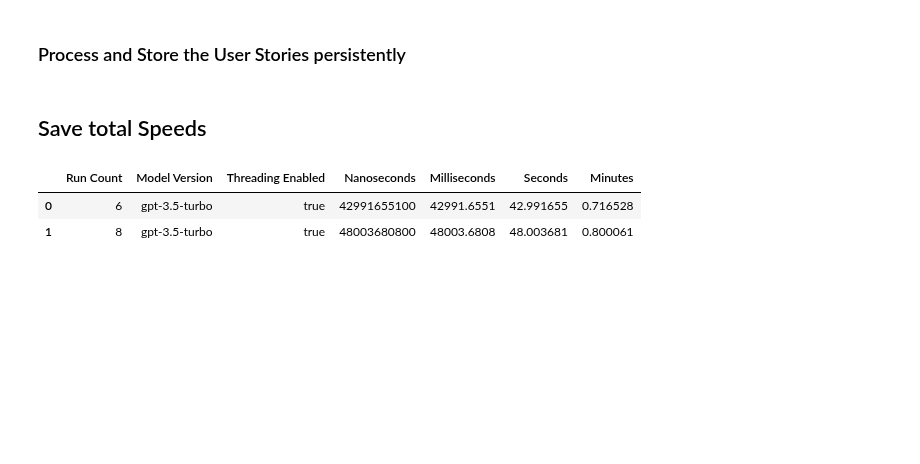
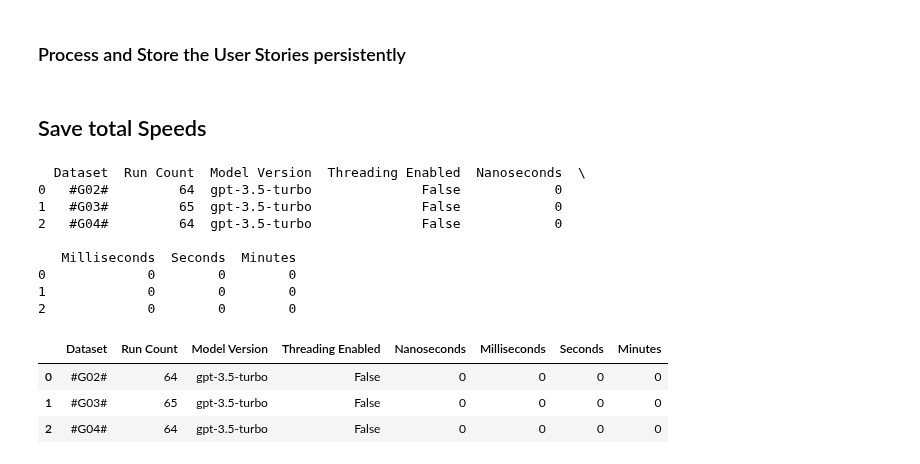
Before and after one commit to SoftwareStackLukas/LLMbasedRedundancyAnalysis, a Jupyter notebook: src/redundant_main_part_benefit_analyse.ipynb, the cells around one changed output. Saved outputs shown, nothing was run; the diff lists cells and outputs as text; code cells hidden in the pictures; blank space fills up the shorter version.

Commit message:
Zwischen Commit für Speicherung in Excel mit altem Code

```diff
--- a/src/redundant_main_part_benefit_analyse.ipynb
+++ b/src/redundant_main_part_benefit_analyse.ipynb
@@ -19,6 +19,7 @@ from support_functions.time_recorder import TimeRecorder
 # %%
 locale.setlocale(locale.LC_ALL, 'de_DE')
 MODEL_VERSION_NAME = os.getenv('MODEL_VERSION')
-THREADING = bool(os.getenv('THREADING'))
+THREADING = bool(int(os.getenv('THREADING')))
+print(f"Threading is used: {THREADING}")
 print(MODEL_VERSION_NAME)
 # %% [output]
@@ -328,7 +328,7 @@ display(df_g04_pairs)
 ### Process and Store the User Stories persistently
 # %%
 time_recorder = TimeRecorder()
-time_recorders[ID_G03] = time_recorder
+time_recorders[ID_G04] = time_recorder
 if THREADING:
     process_user_stories_parallel(message, df_g04_pairs, ID_G04, MODEL_VERSION_NAME, time_recorder=time_recorder)
 else:
@@ -340,40 +340,65 @@ SHEET_NAME = 'Time Consup. Anlys.S.'
 # %%
 base_path: str = os.getcwd()
 path_to_file = os.path.join(base_path, "results")
 path_to_file = os.path.join(path_to_file, "redundancy-model-" + MODEL_VERSION_NAME)
 
 count_runs_per_data_set: dict[str, int] = {}
 for key in time_recorders.keys():
         idx = 0
         _ =  f"{idx:02d}_{key}.json"
         while os.path.exists(os.path.join(path_to_file, f"{idx:02d}_{key}.json")):
                 idx += 1
         count_runs_per_data_set[key] = idx
 
 entries: list[tuple[int,str,str, int, float, float, float]] = []
 
 entry: tuple[int,str,str, int, float, float, float] = None
 for key, value in time_recorders.items():
-        entry = (count_runs_per_data_set[key], MODEL_VERSION_NAME, str(THREADING).lower(),
+        entry = (key, count_runs_per_data_set[key], MODEL_VERSION_NAME, str(THREADING).lower(),
                  value.nanoseconds, value.milliseconds, value.seconds, value.minutes)
         entries.append(entry)
 
-columns = ['Run Count', 'Model Version', 'Threading Enabled',
+columns = ['Dataset', 'Run Count', 'Model Version', 'Threading Enabled',
            'Nanoseconds', 'Milliseconds', 'Seconds', 'Minutes']
 
-check = os.path.exists(os.path.join(base_path, os.getenv('OUTPUT_EXCEL_NAME_WITHOUT_ANNOTATIONS')))
+_file_path: str = os.path.join(base_path, os.getenv('OUTPUT_EXCEL_NAME_WITHOUT_ANNOTATIONS'))
+check = os.path.exists(_file_path)
 
+old_time_consuption_data: pd.DataFrame = None
 if check:
-        old_time_consuption_data: pd.DataFrame = pd.read_excel(os.path.join(base_path, os.getenv('OUTPUT_EXCEL_NAME_WITHOUT_ANNOTATIONS')), sheet_name=SHEET_NAME)
+        try:
+                old_time_consuption_data = pd.read_excel(_file_path, SHEET_NAME)
+        except ValueError:
+                check = False
+
 time_consumption_data: pd.DataFrame = pd.DataFrame(entries, columns=columns)
 
-if check:
-        time_consumption_data = old_time_consuption_data.merge(time_consumption_data, how='inner', on=columns)
+if check and not old_time_consuption_data.empty:
+        # Checking if in the excel is already the data. Case: this code is executed twice for the same data
+        old_time_consuption_data = old_time_consuption_data.dropna()
+        for idx in range(len(old_time_consuption_data)):
+                condition = time_consumption_data[
+                        (time_consumption_data['Dataset'] == old_time_consuption_data.iat[idx, 0]) &
+                        (time_consumption_data['Run Count'] == old_time_consuption_data.iat[idx, 1])
+                ].index
+                time_consumption_data = time_consumption_data.drop(condition).reset_index(drop=True)
+        time_consumption_data = pd.concat([old_time_consuption_data, time_consumption_data])
 
+print(old_time_consuption_data.head())
 time_consumption_data.head()
 # %% [output]
+  Dataset  Run Count  Model Version  Threading Enabled  Nanoseconds  \
+0   #G02#         64  gpt-3.5-turbo              False            0
+1   #G03#         65  gpt-3.5-turbo              False            0
+2   #G04#         64  gpt-3.5-turbo              False            0
+
+   Milliseconds  Seconds  Minutes
+0             0        0        0
+1             0        0        0
+2             0        0        0
-|  | Run Count | Model Version | Threading Enabled | Nanoseconds | Milliseconds | Seconds | Minutes |
-| 0 | 6 | gpt-3.5-turbo | true | 42991655100 | 42991.6551 | 42.991655 | 0.716528 |
-| 1 | 8 | gpt-3.5-turbo | true | 48003680800 | 48003.6808 | 48.003681 | 0.800061 |
+|  | Dataset | Run Count | Model Version | Threading Enabled | Nanoseconds | Milliseconds | Seconds | Minutes |
+| 0 | #G02# | 64 | gpt-3.5-turbo | False | 0 | 0 | 0 | 0 |
+| 1 | #G03# | 65 | gpt-3.5-turbo | False | 0 | 0 | 0 | 0 |
+| 2 | #G04# | 64 | gpt-3.5-turbo | False | 0 | 0 | 0 | 0 |
 # %%
 def formatter_time(wb: Workbook, sheet_name: str):
```
Also changed, not shown: parts of 6 cells of this notebook, 2 other files.
